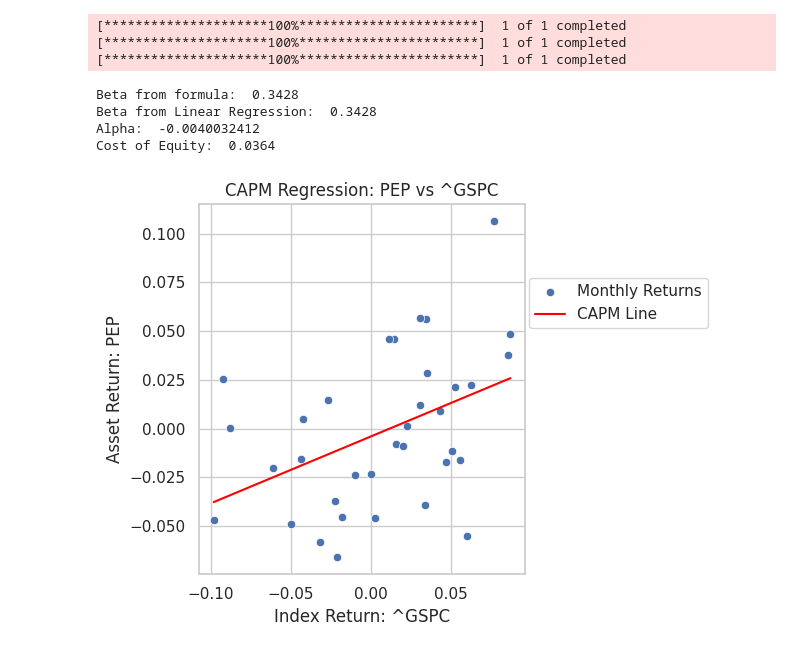
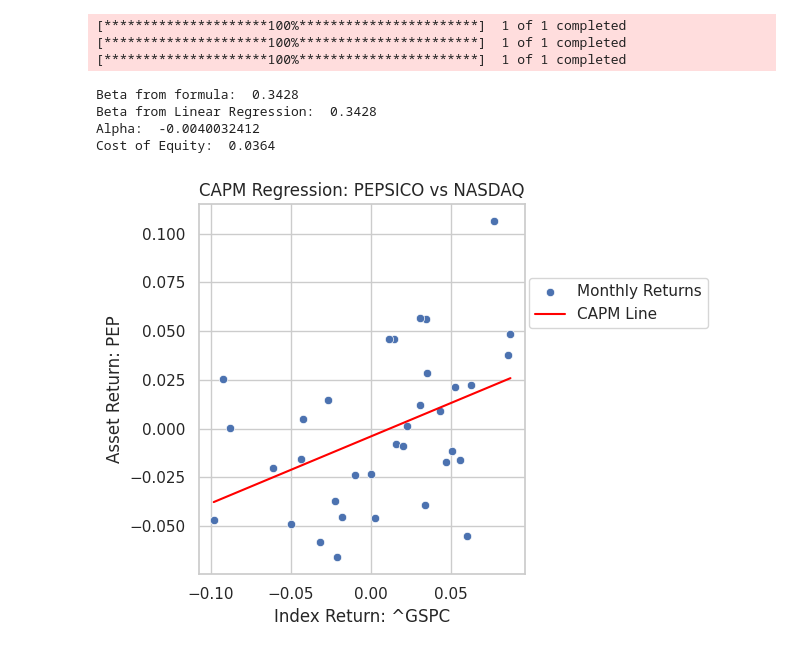
Before and after one commit to sam-hub708/Probe-Capital-Research, a Jupyter notebook: CAPM_Prelim.ipynb, the cells around one changed output. Drawn from its saved outputs; the diff is of its cells as text; code cells hidden in the pictures.

```diff
--- a/CAPM_Prelim.ipynb
+++ b/CAPM_Prelim.ipynb
@@ -4,14 +4,3 @@ import yfinance as yf
 import seaborn as sns
 import matplotlib.pyplot as plt
 import numpy as np
-
-start = pd.to_datetime('2022-01-01')
-end = pd.to_datetime('2024-12-31')
-asset = yf.download('PEP', start=start, end=end)['Close']
-index = yf.download('^IXIC', start=start, end=end)['Close']
-
-data1 = asset['PEP']
-data2 = index['^IXIC']
-
-data = pd.DataFrame({'PEP': data1, '^IXIC': data2})
-data
@@ -73,32 +45,32 @@ def CAPM(ticker_i, ticker_a, ticker_rf, start, end):
 
     # Plot
     sns.set(style="whitegrid")
     sns.scatterplot(x='I_Return', y='A_Return', data=data, label='Monthly Returns')
     x_vals = np.sort(data['I_Return'])
     y_vals = alpha + beta_reg * x_vals
     sns.lineplot(x=x_vals, y=y_vals, color='red', label='CAPM Line')
 
     plt.xlabel(f'Index Return: {ticker_i}')
     plt.ylabel(f'Asset Return: {ticker_a}')
-    plt.title(f'CAPM Regression: {ticker_a} vs {ticker_i}')
+    plt.title(f'CAPM Regression: PEPSICO vs NASDAQ')
     plt.legend(bbox_to_anchor=(1.01, 0.8), loc=2, borderaxespad=0)
     plt.tight_layout()
     plt.show()
 
 # Usage
 ticker_a = 'PEP'
 ticker_i = '^GSPC'
 ticker_rf = '^IRX'
 start = pd.to_datetime('2022-01-01')
 end = pd.to_datetime('2024-12-31')
 
 CAPM(ticker_i, ticker_a, ticker_rf, start, end)
 # %% [output]
 [*********************100%***********************]  1 of 1 completed
 [*********************100%***********************]  1 of 1 completed
 [*********************100%***********************]  1 of 1 completed
 Beta from formula:  0.3428
 Beta from Linear Regression:  0.3428
 Alpha:  -0.0040032412
 Cost of Equity:  0.0364
-[figure, old version]
+[figure, new version]
```
Also changed, not shown: parts of 1 cell of this notebook.
